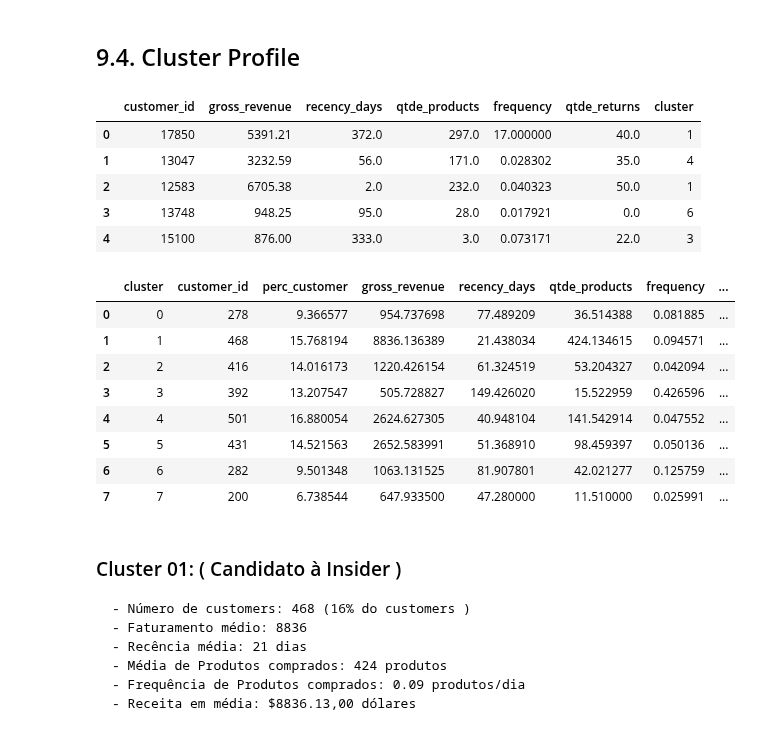
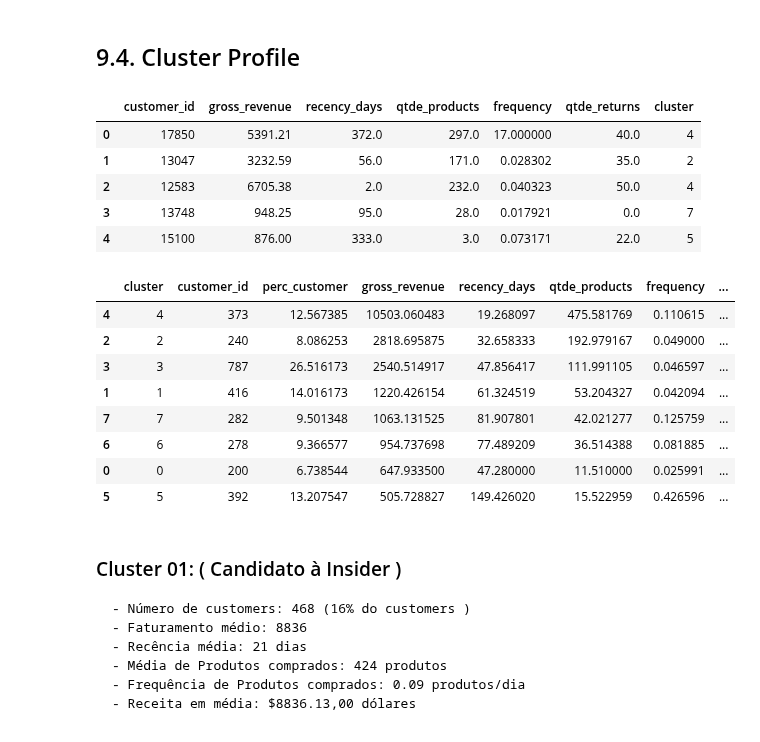
Before and after one commit to nortonvanz/Fidelity-Program, a Jupyter notebook: insiders_clustering/notebooks/c0.8-mdfl-eda.ipynb, the cells around one changed output. Cells and saved outputs as stored; diff of their text form; code cells hidden in the pictures.

```diff
--- a/insiders_clustering/notebooks/c0.8-mdfl-eda.ipynb
+++ b/insiders_clustering/notebooks/c0.8-mdfl-eda.ipynb
@@ -1337,10 +1363,10 @@ k = 8
 #labels = kmeans.labels_
 # %%
 ## model definition
-kmeans = mx.GaussianMixture( n_components=k )
+gmm_model = mx.GaussianMixture( n_components=k, n_init=300, random_state=32 )
 
 # model training
-kmeans.fit( X )
+gmm_model.fit( X )
 
 # model predict
-labels = kmeans.predict( X )
+labels = gmm_model.predict( X )
@@ -1398,45 +1437,45 @@ df92['cluster'] = labels
 df92.head()
 # %% [output]
 |  | customer_id | gross_revenue | recency_days | qtde_products | frequency | qtde_returns | cluster |
-| 0 | 17850 | 5391.21 | 372.0 | 297.0 | 17.000000 | 40.0 | 1 |
-| 1 | 13047 | 3232.59 | 56.0 | 171.0 | 0.028302 | 35.0 | 4 |
-| 2 | 12583 | 6705.38 | 2.0 | 232.0 | 0.040323 | 50.0 | 1 |
-| 3 | 13748 | 948.25 | 95.0 | 28.0 | 0.017921 | 0.0 | 6 |
-| 4 | 15100 | 876.00 | 333.0 | 3.0 | 0.073171 | 22.0 | 3 |
+| 0 | 17850 | 5391.21 | 372.0 | 297.0 | 17.000000 | 40.0 | 4 |
+| 1 | 13047 | 3232.59 | 56.0 | 171.0 | 0.028302 | 35.0 | 2 |
+| 2 | 12583 | 6705.38 | 2.0 | 232.0 | 0.040323 | 50.0 | 4 |
+| 3 | 13748 | 948.25 | 95.0 | 28.0 | 0.017921 | 0.0 | 7 |
+| 4 | 15100 | 876.00 | 333.0 | 3.0 | 0.073171 | 22.0 | 5 |
 # %%
 # Number of customer
 df_cluster = df92[['customer_id', 'cluster']].groupby( 'cluster' ).count().reset_index()
 df_cluster['perc_customer'] = 100*( df_cluster['customer_id'] / df_cluster['customer_id'].sum() )
 
 # Avg Gross revenue
 df_avg_gross_revenue = df92[['gross_revenue', 'cluster']].groupby( 'cluster' ).mean().reset_index()
 df_cluster = pd.merge( df_cluster, df_avg_gross_revenue, how='inner', on='cluster' )
 
 # Avg recency days
 df_avg_recency_days = df92[['recency_days', 'cluster']].groupby( 'cluster' ).mean().reset_index()
 df_cluster = pd.merge( df_cluster, df_avg_recency_days, how='inner', on='cluster' )
 
 # Avg invoice_no
 df_qtde_products = df92[['qtde_products', 'cluster']].groupby( 'cluster' ).mean().reset_index()
 df_cluster = pd.merge( df_cluster, df_qtde_products, how='inner', on='cluster' )
 
 # Frequency
 df_frequency = df92[['frequency', 'cluster']].groupby( 'cluster' ).mean().reset_index()
 df_cluster = pd.merge( df_cluster, df_frequency, how='inner', on='cluster' )
 
 # Returns
 df_qtde_returns = df92[['qtde_returns', 'cluster']].groupby( 'cluster' ).mean().reset_index()
 df_cluster = pd.merge( df_cluster, df_qtde_returns, how='inner', on='cluster' )
 
-df_cluster
+df_cluster.sort_values( 'gross_revenue', ascending=False )
 # %% [output]
 |  | cluster | customer_id | perc_customer | gross_revenue | recency_days | qtde_products | frequency | ... |
-| 0 | 0 | 278 | 9.366577 | 954.737698 | 77.489209 | 36.514388 | 0.081885 | ... |
-| 1 | 1 | 468 | 15.768194 | 8836.136389 | 21.438034 | 424.134615 | 0.094571 | ... |
-| 2 | 2 | 416 | 14.016173 | 1220.426154 | 61.324519 | 53.204327 | 0.042094 | ... |
-| 3 | 3 | 392 | 13.207547 | 505.728827 | 149.426020 | 15.522959 | 0.426596 | ... |
-| 4 | 4 | 501 | 16.880054 | 2624.627305 | 40.948104 | 141.542914 | 0.047552 | ... |
-| 5 | 5 | 431 | 14.521563 | 2652.583991 | 51.368910 | 98.459397 | 0.050136 | ... |
-| 6 | 6 | 282 | 9.501348 | 1063.131525 | 81.907801 | 42.021277 | 0.125759 | ... |
-| 7 | 7 | 200 | 6.738544 | 647.933500 | 47.280000 | 11.510000 | 0.025991 | ... |
+| 4 | 4 | 373 | 12.567385 | 10503.060483 | 19.268097 | 475.581769 | 0.110615 | ... |
+| 2 | 2 | 240 | 8.086253 | 2818.695875 | 32.658333 | 192.979167 | 0.049000 | ... |
+| 3 | 3 | 787 | 26.516173 | 2540.514917 | 47.856417 | 111.991105 | 0.046597 | ... |
+| 1 | 1 | 416 | 14.016173 | 1220.426154 | 61.324519 | 53.204327 | 0.042094 | ... |
+| 7 | 7 | 282 | 9.501348 | 1063.131525 | 81.907801 | 42.021277 | 0.125759 | ... |
+| 6 | 6 | 278 | 9.366577 | 954.737698 | 77.489209 | 36.514388 | 0.081885 | ... |
+| 0 | 0 | 200 | 6.738544 | 647.933500 | 47.280000 | 11.510000 | 0.025991 | ... |
+| 5 | 5 | 392 | 13.207547 | 505.728827 | 149.426020 | 15.522959 | 0.426596 | ... |
 # %%
```
Also changed, not shown: parts of 37 cells of this notebook, 14 other files.
